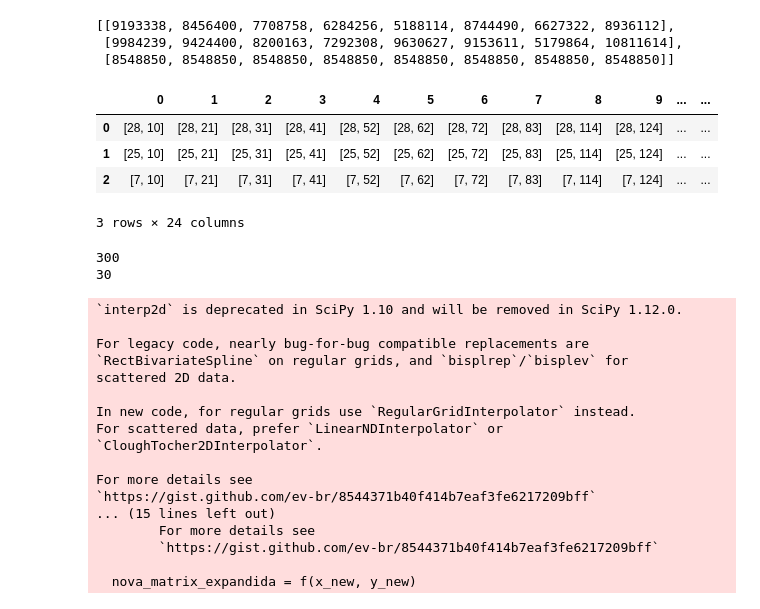
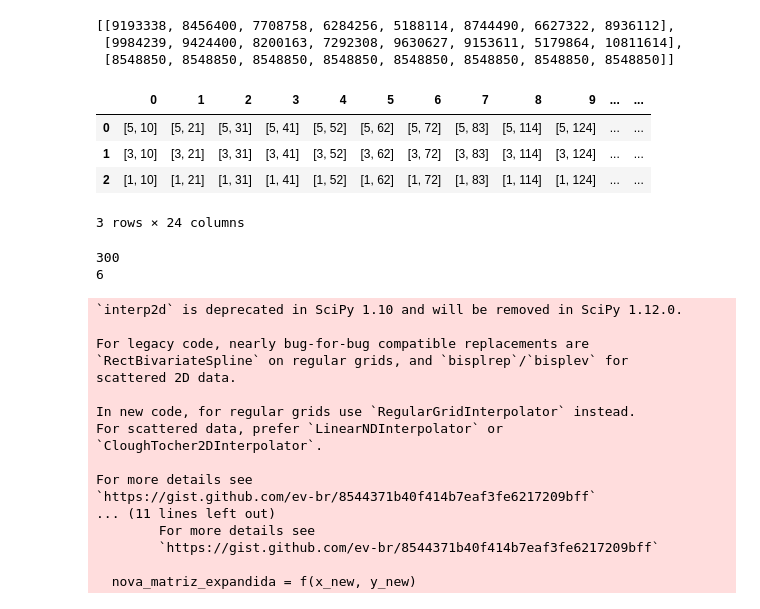
Before and after one commit to igordantasgf/analise_dados_microambientais, a Jupyter notebook: fly_eye_visualize.ipynb, the cells around one changed output. Drawn from its saved outputs; the diff is of its cells as text; code cells hidden in the pictures.

```diff
--- a/fly_eye_visualize.ipynb
+++ b/fly_eye_visualize.ipynb
@@ -56,32 +56,32 @@ gerar_valores(labmim_backup, 0)
 # %%
 #@markdown ### Formação das novas coordenadas para a interpolação
 #@markdown - Matriz 30x100 replicada à esquerda e direita, resultando em uma matriz 30x300
 #@markdown - Ao fim, será extraído uma matriz a partir do meio, com dimensões 30x100
 pol = []
 colunas_i=[10,21,31,41,52,62,72,83,114,124,134,145,155,166,176,186,217,228,238,248,259,269,279,290]
-for u in [28,25,7]:
+for u in [5,3,1]:
   p = []
   for v in colunas_i:
     p.append([u,v])
   pol.append(p)
 pd.DataFrame(pol)
 # %% [output]
 |  | 0 | 1 | 2 | 3 | 4 | 5 | 6 | 7 | 8 | 9 | ... | ... |
-| 0 | [28, 10] | [28, 21] | [28, 31] | [28, 41] | [28, 52] | [28, 62] | [28, 72] | [28, 83] | [28, 114] | [28, 124] | ... | ... |
-| 1 | [25, 10] | [25, 21] | [25, 31] | [25, 41] | [25, 52] | [25, 62] | [25, 72] | [25, 83] | [25, 114] | [25, 124] | ... | ... |
-| 2 | [7, 10] | [7, 21] | [7, 31] | [7, 41] | [7, 52] | [7, 62] | [7, 72] | [7, 83] | [7, 114] | [7, 124] | ... | ... |
+| 0 | [5, 10] | [5, 21] | [5, 31] | [5, 41] | [5, 52] | [5, 62] | [5, 72] | [5, 83] | [5, 114] | [5, 124] | ... | ... |
+| 1 | [3, 10] | [3, 21] | [3, 31] | [3, 41] | [3, 52] | [3, 62] | [3, 72] | [3, 83] | [3, 114] | [3, 124] | ... | ... |
+| 2 | [1, 10] | [1, 21] | [1, 31] | [1, 41] | [1, 52] | [1, 62] | [1, 72] | [1, 83] | [1, 114] | [1, 124] | ... | ... |
 3 rows × 24 columns
 # %%
 from scipy.interpolate import interp2d
 
 # Definindo a matriz original
 matriz_original = gerar_valores(labmim_backup, 0)
-matriz_original = np.concatenate((matriz_original,matriz_original,matriz_original))
+matriz_original = np.hstack((matriz_original,matriz_original,matriz_original))
 coordenadas = np.array(pol)
 
 # Definindo a grade da nova matriz
 x_new = np.linspace(0, 299, 300)
-y_new = np.linspace(0, 29, 30)
+y_new = np.linspace(0, 5, 6)
 print(len(x_new))
 print(len(y_new))
 
@@ -89,11 +89,11 @@ print(len(y_new))
 f = interp2d(coordenadas[:, :, 1], coordenadas[:, :, 0], matriz_original, kind='cubic')
 
 # Aplicando a função interpoladora na nova grade
-nova_matrix_expandida = f(x_new, y_new)
-nova_matriz = nova_matrix_expandida[:,100:200]
+nova_matriz_expandida = f(x_new, y_new)
+nova_matriz = nova_matriz_expandida[:,100:200]
 # %% [output]
 300
-30
+6
 `interp2d` is deprecated in SciPy 1.10 and will be removed in SciPy 1.12.0.
 
 For legacy code, nearly bug-for-bug compatible replacements are
@@ -106,11 +106,11 @@ For scattered data, prefer `LinearNDInterpolator` or
 
 For more details see
 `https://gist.github.com/ev-br/8544371b40f414b7eaf3fe6217209bff`
-... (15 lines left out)
+... (11 lines left out)
         For more details see
         `https://gist.github.com/ev-br/8544371b40f414b7eaf3fe6217209bff`
 
-  nova_matrix_expandida = f(x_new, y_new)
+  nova_matriz_expandida = f(x_new, y_new)
 # %%
 import numpy as np
 import matplotlib.pyplot as plt
```
Also changed, not shown: parts of 1 cell of this notebook.
